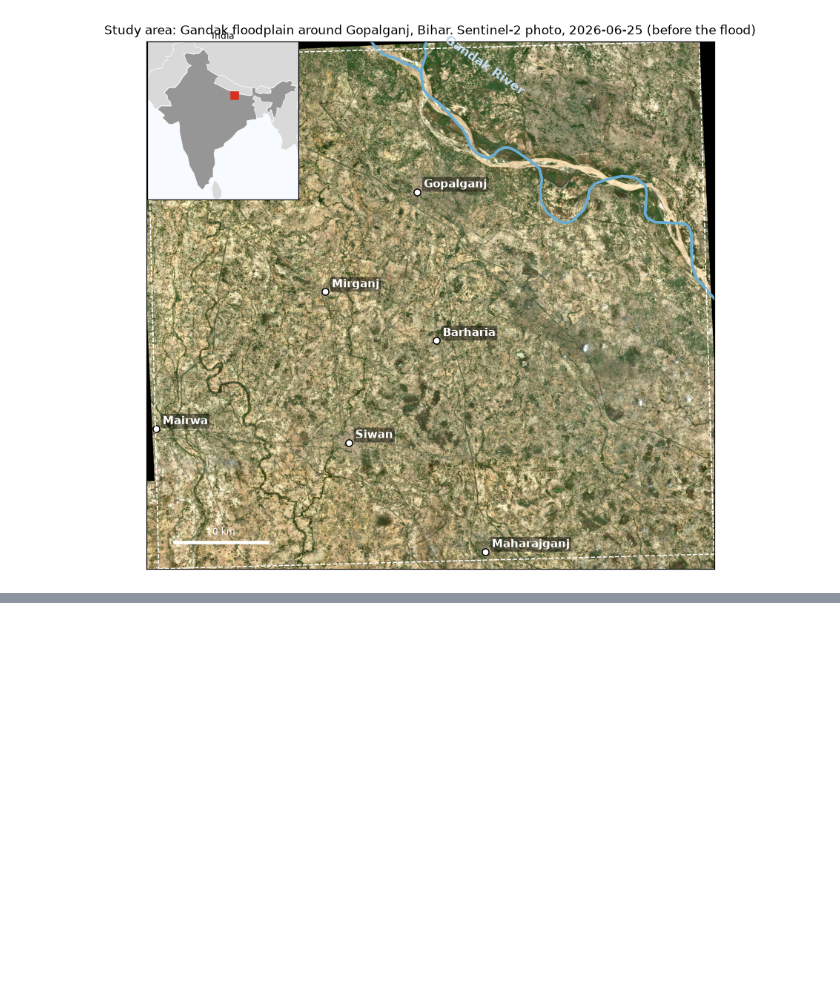
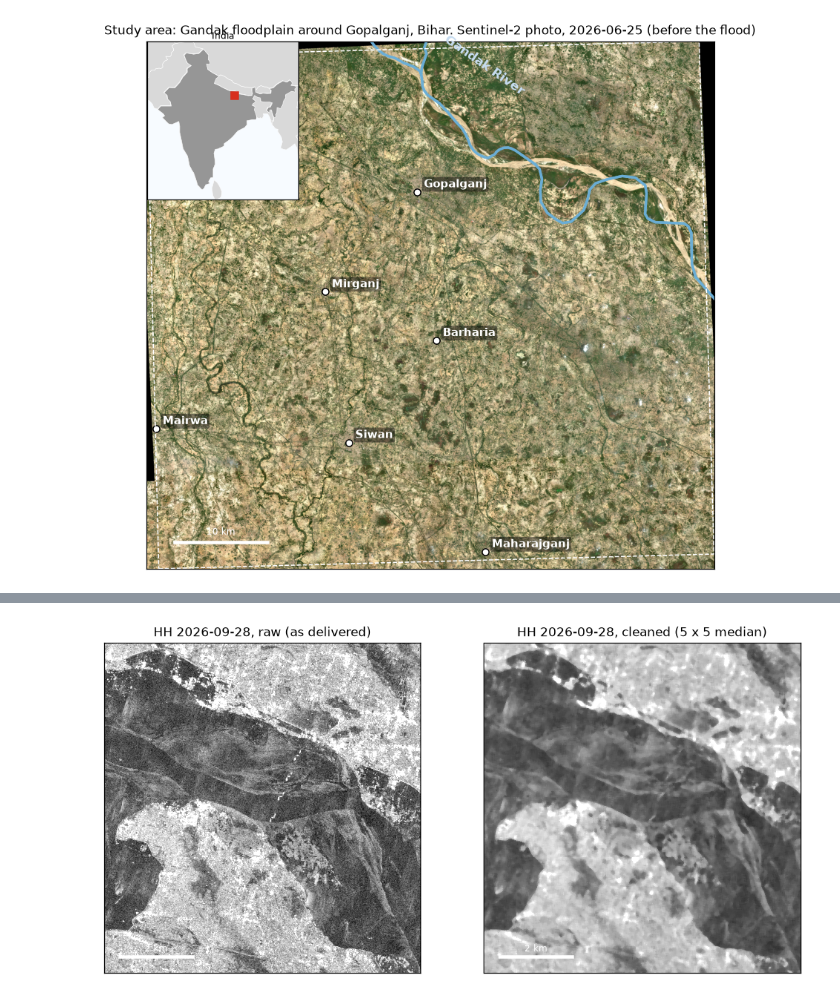
Before and after one commit to danesheppard/PanoptiCrew-NASA-Hackathon-2026, a Jupyter notebook: dataScience/notebooks/case2.ipynb, the cells around one changed output, grey strips where cells are left out. Cells and saved outputs as stored; diff of their text form; code cells hidden in the pictures; blank space fills up the shorter version.

```diff
--- a/dataScience/notebooks/case2.ipynb
+++ b/dataScience/notebooks/case2.ipynb
@@ -227,0 +409,21 @@ plt.show()
+# %%
+def despeckle(db, size=5):
+    """5 x 5 median filter that keeps the no-data gaps."""
+    a = db.values
+    ok = np.isfinite(a)
+    out = ndimage.median_filter(np.where(ok, a, np.nanmedian(a)), size=size)
+    out[~ok] = np.nan
+    return db.copy(data=out.astype("float32"))
+
+
+CLEAN = xr.concat([despeckle(RAW.sel(date=d)) for d in DATES], dim=pd.Index(DATES, name="date")).rio.write_crs(UTM)
+
+ZOOM = (84.625, 26.42, 84.71, 26.50)   # 8.5 km x 9 km east of Gopalganj, used for every close-up
+fig, axes = plt.subplots(1, 2, figsize=(11, 5.4))
+for ax, img, label in zip(axes, (RAW, CLEAN), ("raw (as delivered)", "cleaned (5 x 5 median)")):
+    show_radar(ax, img.sel(date=PEAK), f"HH {PEAK}, {label}")
+    zoom_to(ax, *ZOOM)
+    scale_bar(ax, km=2)
+plt.show()
+# %% [output]
+[figure, added]
```
Also changed, not shown: parts of 12 cells of this notebook.
